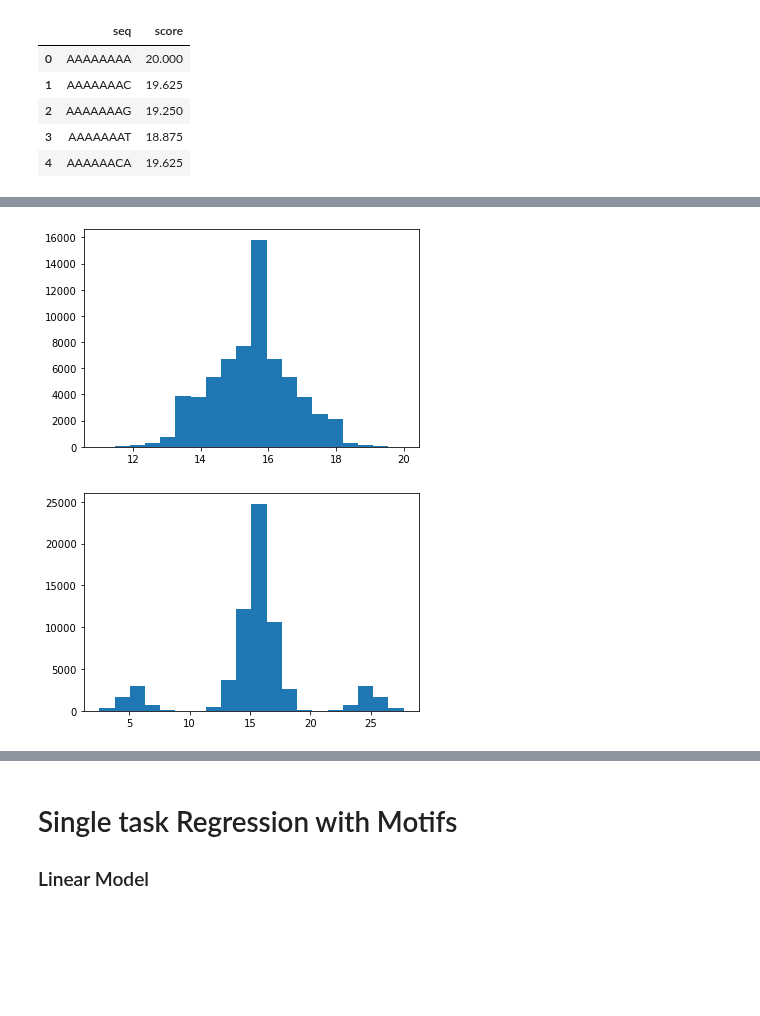
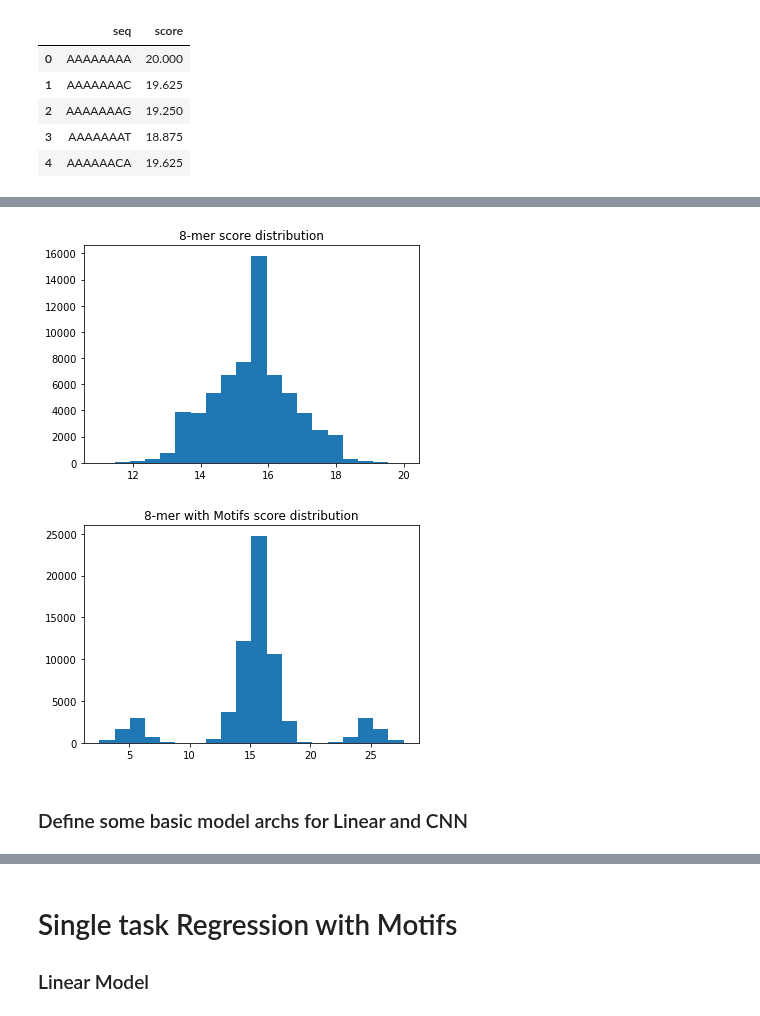
Before and after one commit to erinhwilson/deep-5g-sandbox, a Jupyter notebook: full_synthetic_data_analysis.ipynb, the cells around one changed output, grey strips where cells are left out. Cells and saved outputs as stored; diff of their text form; code cells hidden in the pictures; blank space fills up the shorter version.

```diff
--- a/full_synthetic_data_analysis.ipynb
+++ b/full_synthetic_data_analysis.ipynb
@@ -88,9 +89,11 @@ plt.show()
 # %%
 plt.hist(mer8['score'].values,bins=20)
+plt.title("8-mer score distribution")
 plt.show()
 
 plt.hist(mer8_motif['score'].values,bins=20)
+plt.title("8-mer with Motifs score distribution")
 plt.show()
 # %% [output]
-[figure, old version]
+[figure, new version]
-[figure, old version]
+[figure, new version]
@@ -208,3 +100,5 @@ def fit(epochs, model, loss_func, opt, train_dl, test_dl):
+# %% [markdown]
+### Define some basic model archs for Linear and CNN
 # %%
 class DNA_Linear(nn.Module):
     def __init__(self, seq_len,h1_size):
```
Also changed, not shown: parts of 54 cells of this notebook, 1 other file.
